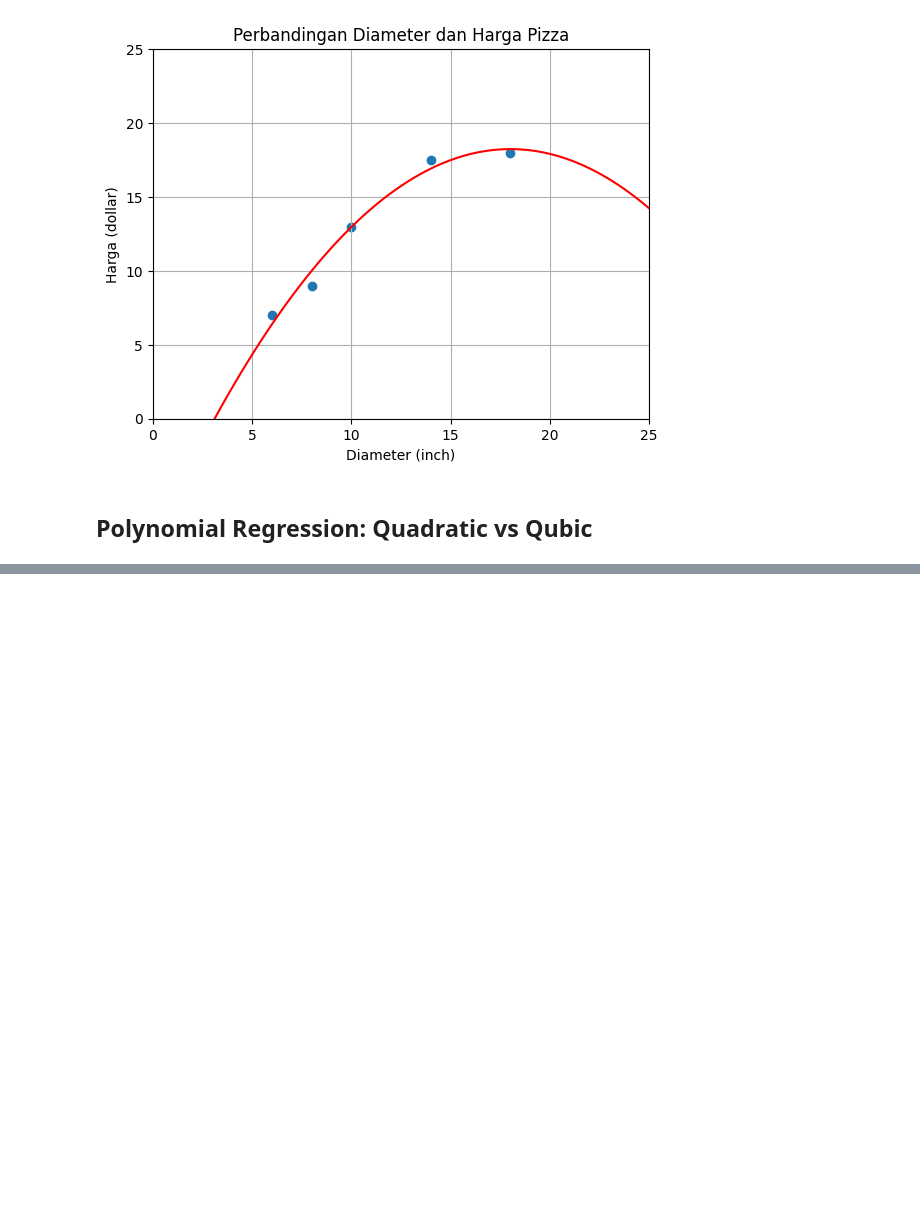
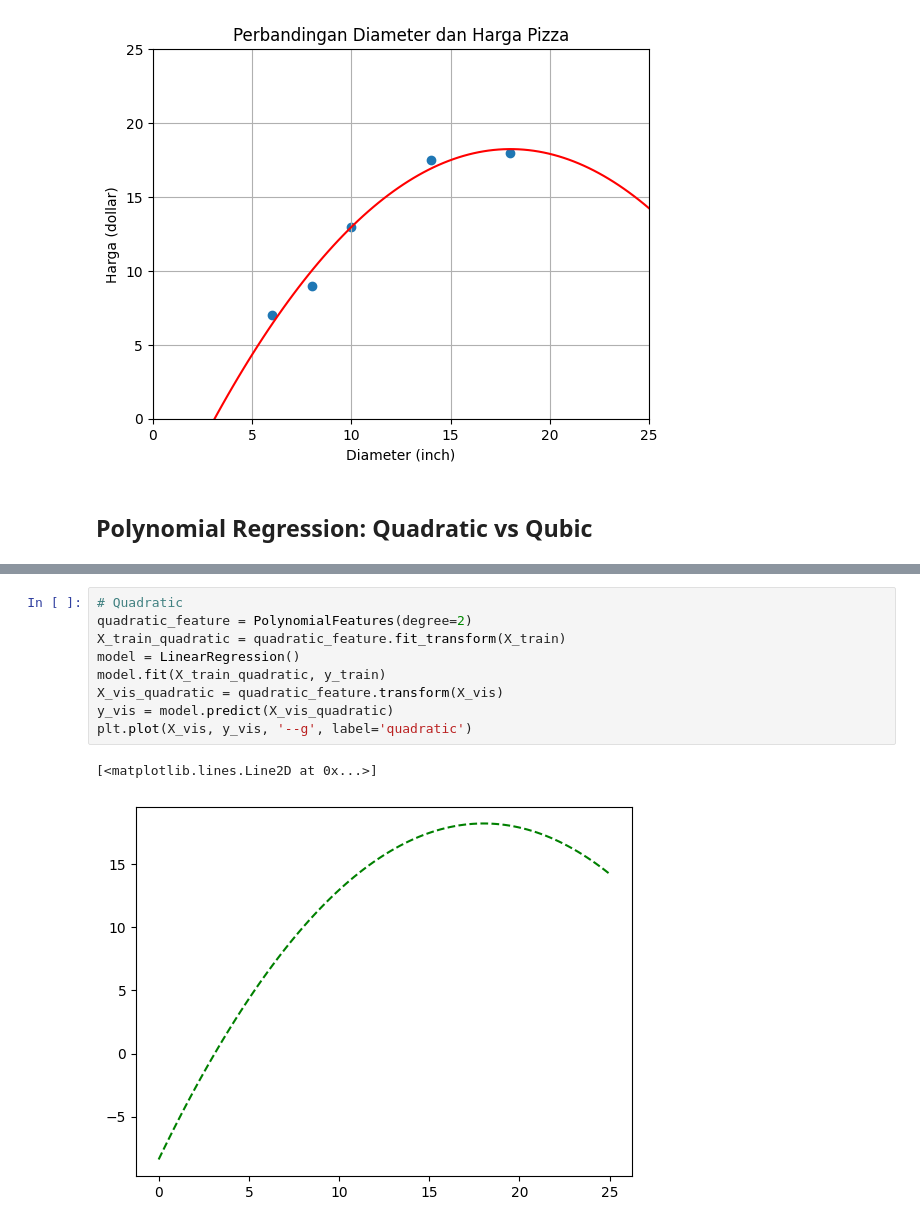
Before and after one commit to LatiefDataVisionary/scikit-learn-with-indonesia-belajar, a Jupyter notebook: SKLearn_08_Multiple_Linear_Regression_&_Polynomial_Regression.ipynb, the cells around one changed output, grey strips where cells are left out. Drawn from its saved outputs; the diff is of its cells as text; blank space fills up the shorter version.

```diff
--- a/SKLearn_08_Multiple_Linear_Regression_&_Polynomial_Regression.ipynb
+++ b/SKLearn_08_Multiple_Linear_Regression_&_Polynomial_Regression.ipynb
@@ -172,0 +182,12 @@ model.fit(X_train, y_train)
+# %%
+# Quadratic
+quadratic_feature = PolynomialFeatures(degree=2)
+X_train_quadratic = quadratic_feature.fit_transform(X_train)
+model = LinearRegression()
+model.fit(X_train_quadratic, y_train)
+X_vis_quadratic = quadratic_feature.transform(X_vis)
+y_vis = model.predict(X_vis_quadratic)
+plt.plot(X_vis, y_vis, '--g', label='quadratic')
+# %% [output]
+[<matplotlib.lines.Line2D at 0x...>]
+[figure, added]
```
Also changed, not shown: parts of 3 cells of this notebook.
